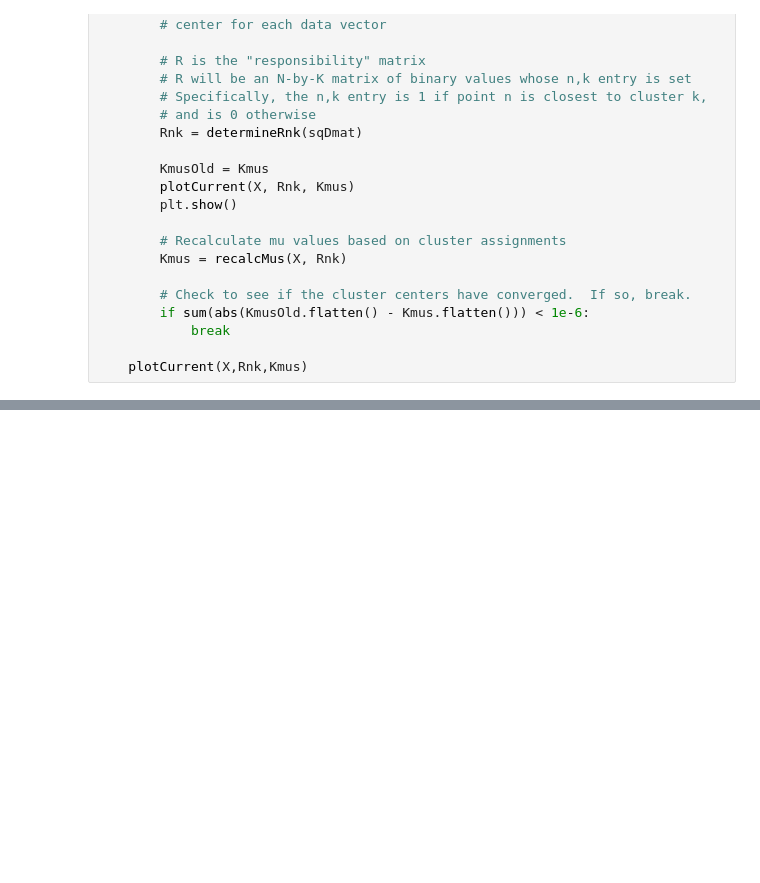
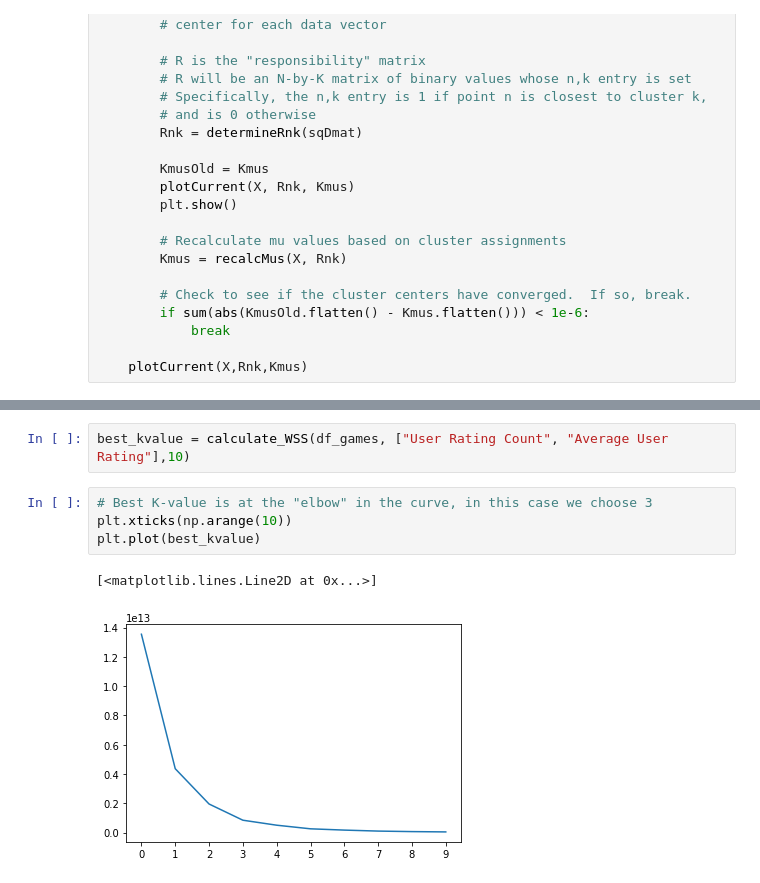
Before and after one commit to dscrotty/Cogs-118B-Final-Project, a Jupyter notebook: COGS 118B ASCN Final Project Notebook.ipynb, the cells around one changed output, grey strips where cells are left out. Cells and saved outputs as stored; diff of their text form; blank space fills up the shorter version.

```diff
--- a/COGS 118B ASCN Final Project Notebook.ipynb
+++ b/COGS 118B ASCN Final Project Notebook.ipynb
@@ -153,0 +201,9 @@ runKMeans(2, df_games, ["Size", "Average User Rating"])
+# %%
+best_kvalue = calculate_WSS(df_games, ["User Rating Count", "Average User Rating"],10)
+# %%
+# Best K-value is at the "elbow" in the curve, in this case we choose 3
+plt.xticks(np.arange(10))
+plt.plot(best_kvalue)
+# %% [output]
+[<matplotlib.lines.Line2D at 0x...>]
+[figure, added]
```
Also changed, not shown: parts of 10 cells of this notebook.
